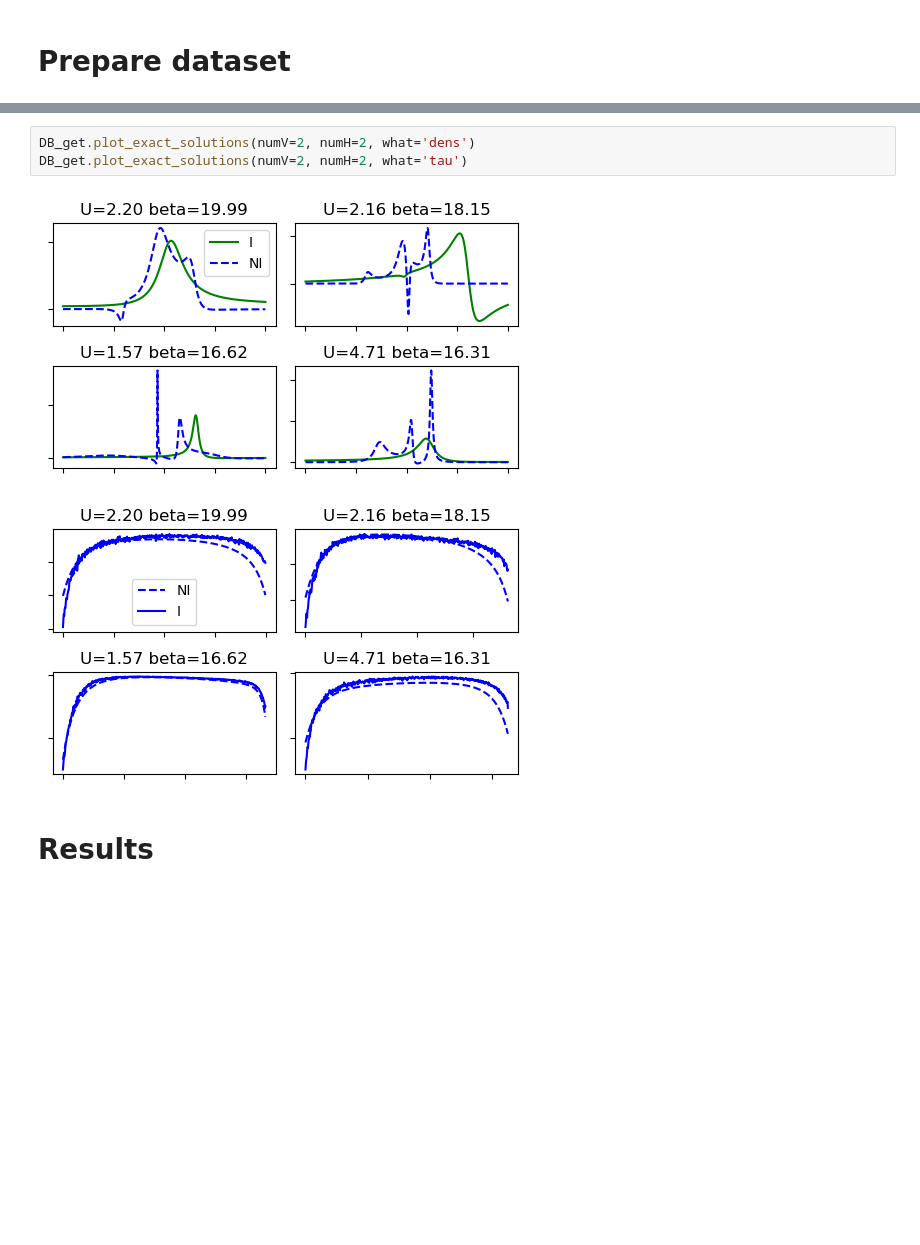
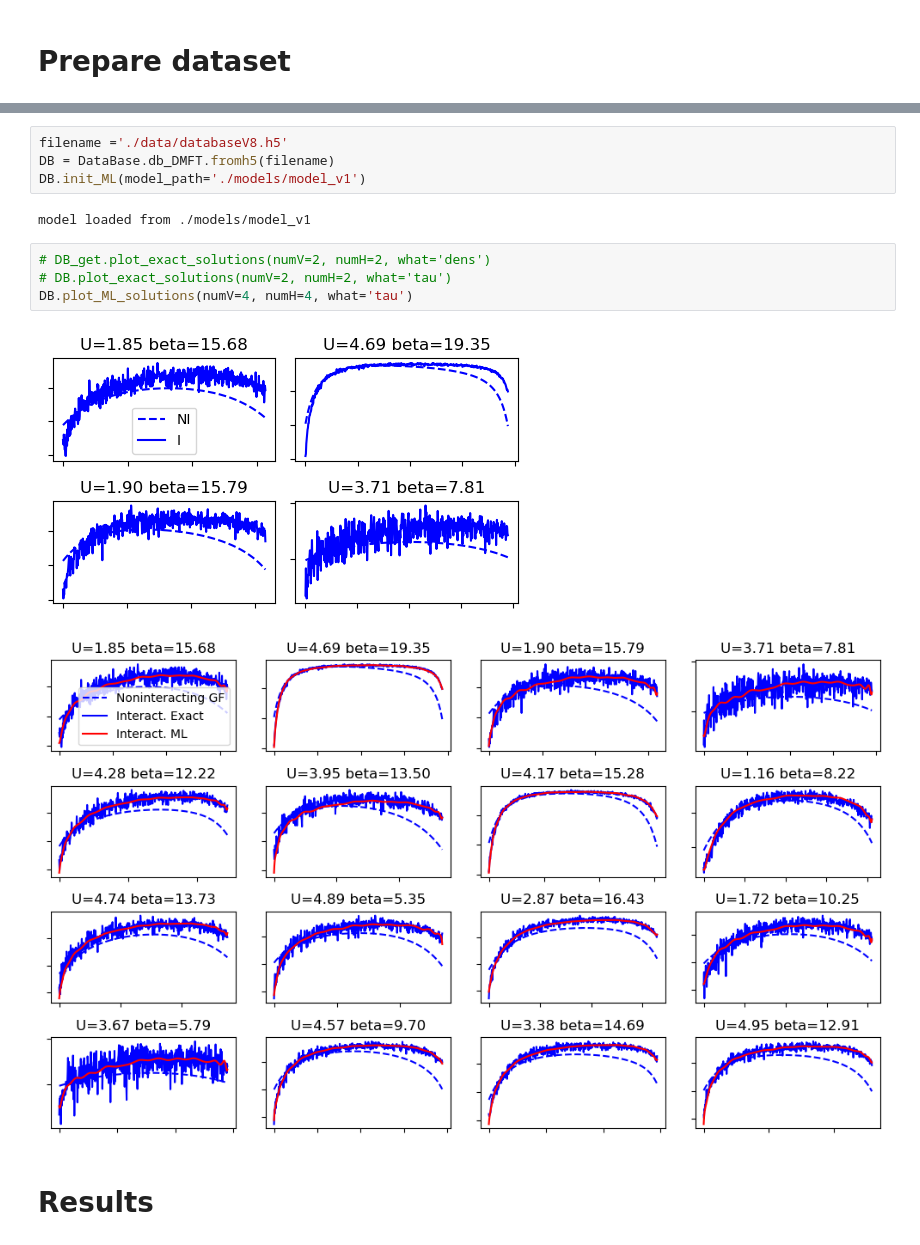
Before and after one commit to EgorcaA/gf2ML, a Jupyter notebook: gf2ML.ipynb, the cells around one changed output, grey strips where cells are left out. Saved outputs shown, nothing was run; the diff lists cells and outputs as text; blank space fills up the shorter version.

```diff
--- a/gf2ML.ipynb
+++ b/gf2ML.ipynb
@@ -145,9 +242,16 @@ TRIQS : Received signal 15
+# %%
+filename ='./data/databaseV8.h5'
+DB = DataBase.db_DMFT.fromh5(filename)
+DB.init_ML(model_path='./models/model_v1')
+# %% [output]
+model loaded from ./models/model_v1
 # %%
-DB_get.plot_exact_solutions(numV=2, numH=2, what='dens')
-DB_get.plot_exact_solutions(numV=2, numH=2, what='tau')
+# DB_get.plot_exact_solutions(numV=2, numH=2, what='dens')
+# DB.plot_exact_solutions(numV=2, numH=2, what='tau')
+DB.plot_ML_solutions(numV=4, numH=4, what='tau')
 # %% [output]
-[figure, old version]
+[figure, new version]
-[figure, old version]
+[figure, new version]
 # %% [markdown]
 # Results
 # %%
```
Also changed, not shown: parts of 8 cells of this notebook, 19 other files.
